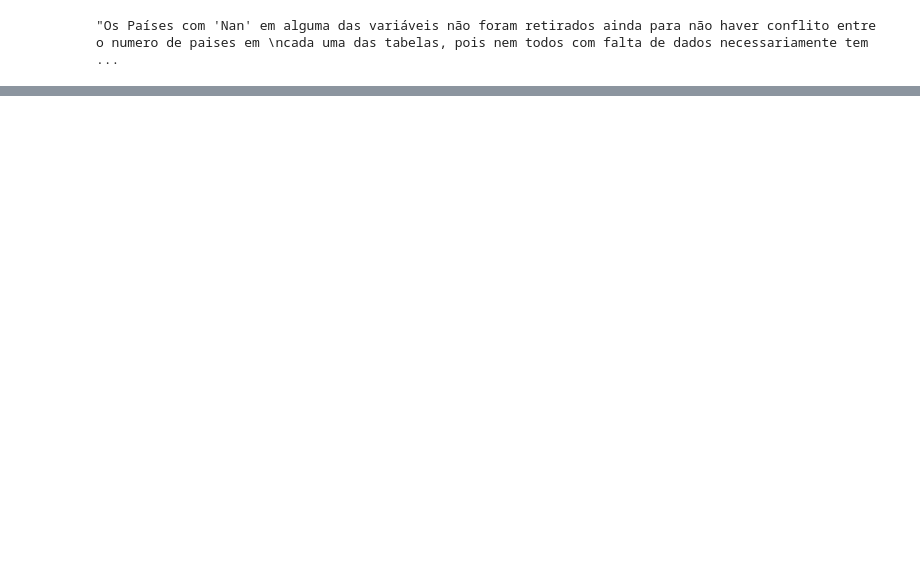
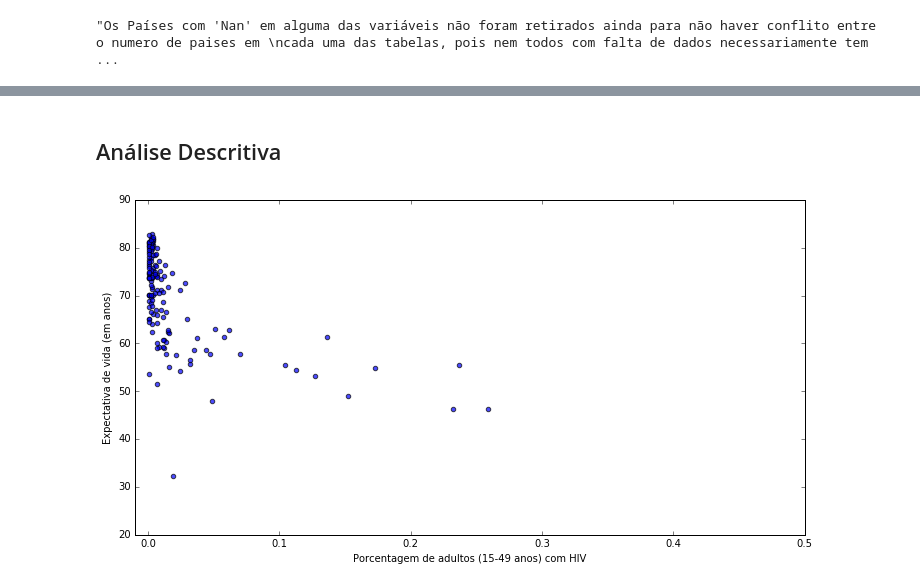
Before and after one commit to felipesmn/CD, a Jupyter notebook: Projeto3/Projeto3.ipynb, the cells around one changed output, grey strips where cells are left out. Drawn from its saved outputs; the diff is of its cells as text; code cells hidden in the pictures; blank space fills up the shorter version.

```diff
--- a/Projeto3/Projeto3.ipynb
+++ b/Projeto3/Projeto3.ipynb
@@ -91,0 +86,11 @@ per_capita.head(2)
+# %% [markdown]
+## Análise Descritiva
+# %%
+fig = plt.figure(figsize=(12, 6))
+plt.scatter(dados.HIVs/100, dados.ExpecV, alpha=0.7)
+plt.xlabel("Porcentagem de adultos (15-49 anos) com HIV")
+plt.ylabel("Expectativa de vida (em anos)")
+plt.xlim(-0.01,0.5)
+plt.show()
+# %% [output]
+[figure, added]
```
Also changed, not shown: parts of 20 cells of this notebook, 2 other files.
